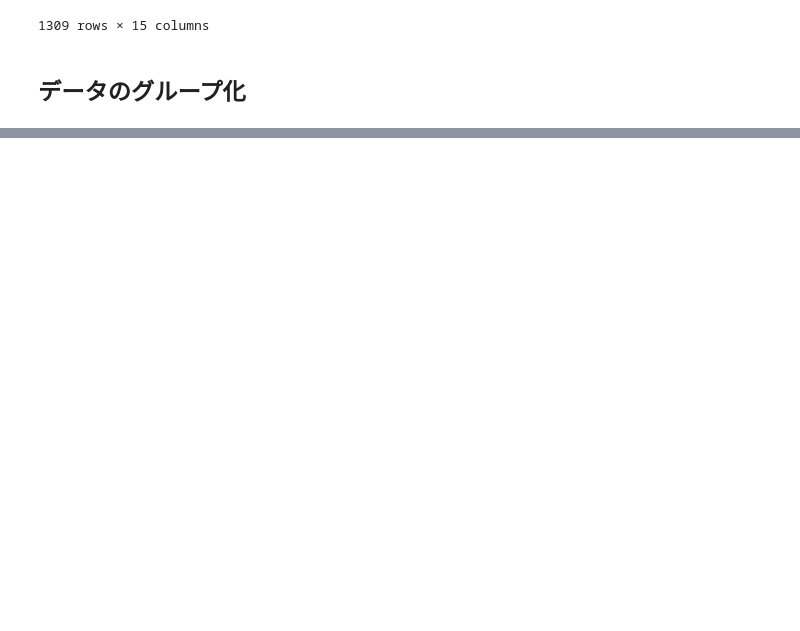
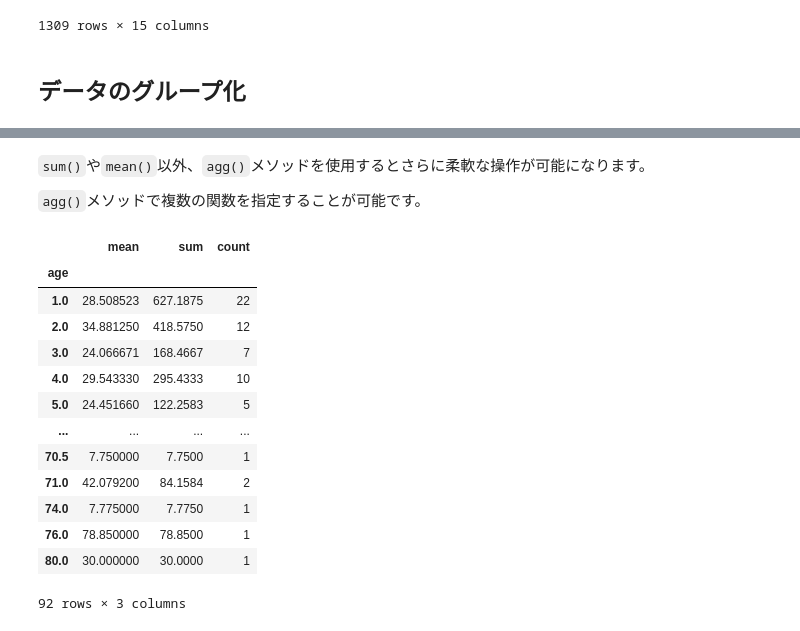
Before and after one commit to lvzeyu/css_tohoku, a Jupyter notebook: css_tohoku/_build/jupyter_execute/draft/pandas.ipynb, the cells around one changed output, grey strips where cells are left out. Drawn from its saved outputs; the diff is of its cells as text; code cells hidden in the pictures; blank space fills up the shorter version.

````diff
--- a/css_tohoku/_build/jupyter_execute/draft/pandas.ipynb
+++ b/css_tohoku/_build/jupyter_execute/draft/pandas.ipynb
@@ -523,0 +583,21 @@ df
+# %% [markdown]
+```sum()```や```mean()```以外、```agg()```メソッドを使用するとさらに柔軟な操作が可能になります。
+
+```agg()```メソッドで複数の関数を指定することが可能です。
+# %%
+df.groupby("age")["fare"].agg(["mean","sum","count"])
+# %% [output]
+|  | mean | sum | count |
+| age |  |  |  |
+| 1.0 | 28.508523 | 627.1875 | 22 |
+| 2.0 | 34.881250 | 418.5750 | 12 |
+| 3.0 | 24.066671 | 168.4667 | 7 |
+| 4.0 | 29.543330 | 295.4333 | 10 |
+| 5.0 | 24.451660 | 122.2583 | 5 |
+| ... | ... | ... | ... |
+| 70.5 | 7.750000 | 7.7500 | 1 |
+| 71.0 | 42.079200 | 84.1584 | 2 |
+| 74.0 | 7.775000 | 7.7750 | 1 |
+| 76.0 | 78.850000 | 78.8500 | 1 |
+| 80.0 | 30.000000 | 30.0000 | 1 |
+92 rows × 3 columns
````
Also changed, not shown: parts of 42 cells of this notebook, 18 other files.
